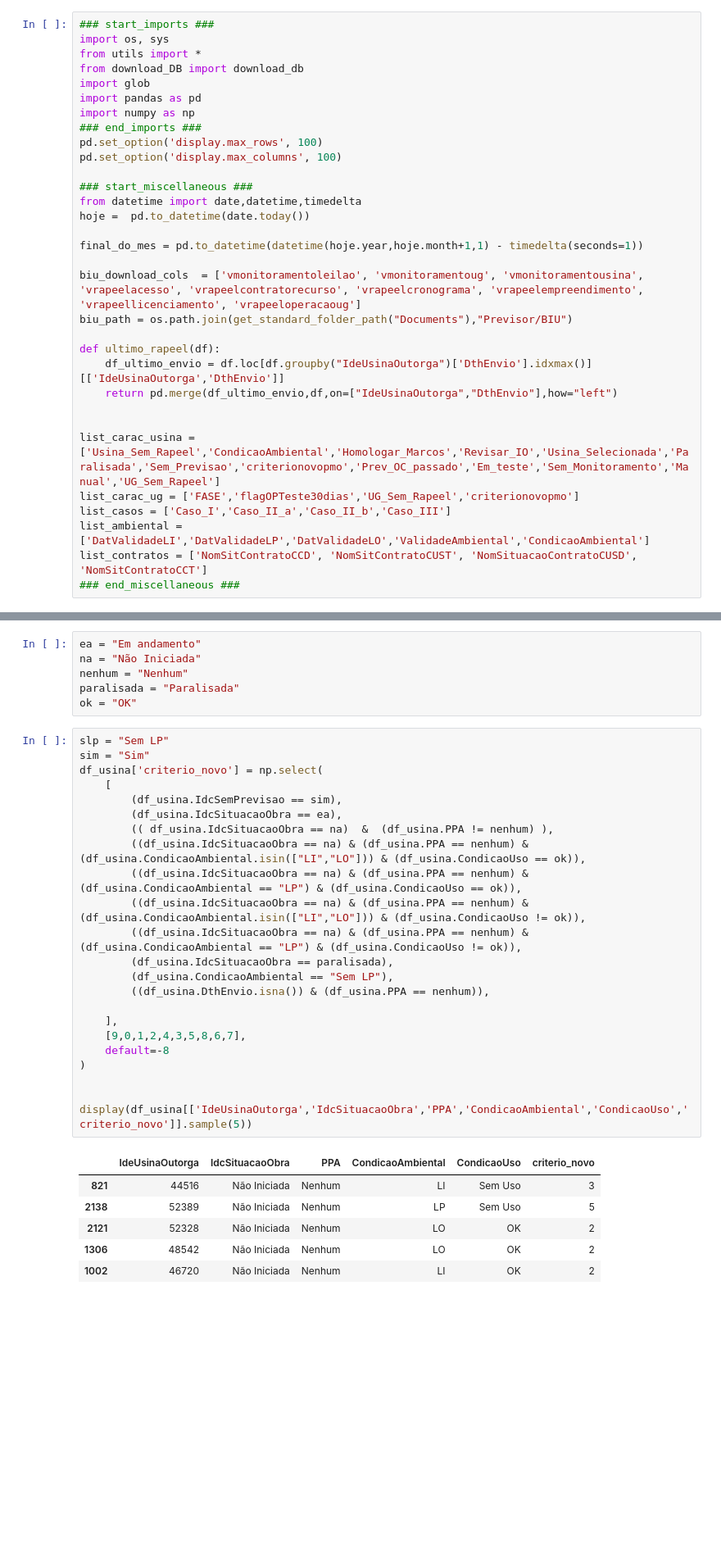
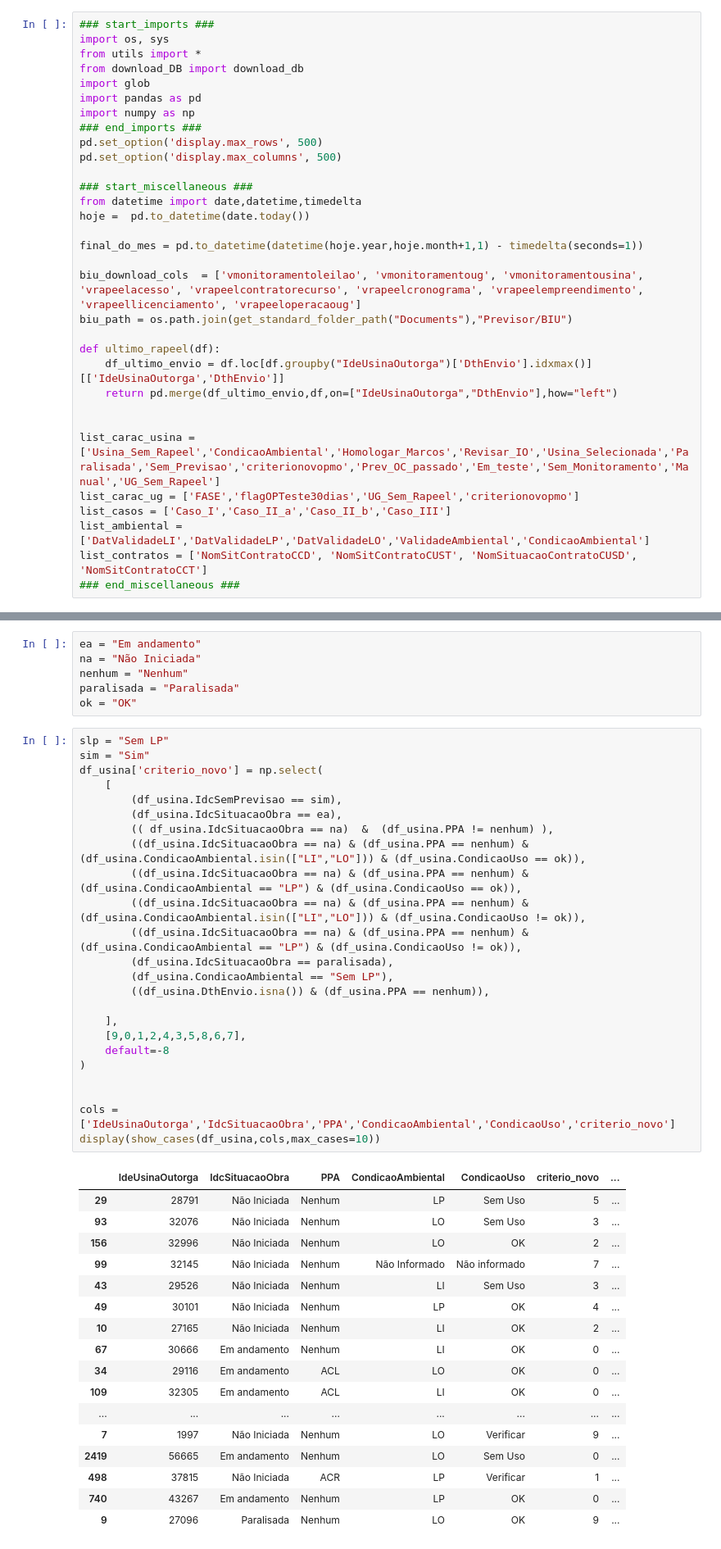
Before and after one commit to Vinicius667/Previsor, a Jupyter notebook: App/Previsor_teste3.ipynb, the cells around one changed output, grey strips where cells are left out. Shown: that part at 82% size. Drawn from its saved outputs; the diff is of its cells as text; blank space fills up the shorter version.

```diff
--- a/App/Previsor_teste3.ipynb
+++ b/App/Previsor_teste3.ipynb
@@ -7,8 +7,8 @@ import glob
 import pandas as pd
 import numpy as np
 ### end_imports ###
-pd.set_option('display.max_rows', 100)
-pd.set_option('display.max_columns', 100)
+pd.set_option('display.max_rows', 500)
+pd.set_option('display.max_columns', 500)
 
 ### start_miscellaneous ###
 from datetime import date,datetime,timedelta
@@ -278,33 +279,45 @@ ok = "OK"
 # %%
 slp = "Sem LP"
 sim = "Sim"
 df_usina['criterio_novo'] = np.select(
     [
         (df_usina.IdcSemPrevisao == sim),
         (df_usina.IdcSituacaoObra == ea),
         (( df_usina.IdcSituacaoObra == na)  &  (df_usina.PPA != nenhum) ),
         ((df_usina.IdcSituacaoObra == na) & (df_usina.PPA == nenhum) & (df_usina.CondicaoAmbiental.isin(["LI","LO"])) & (df_usina.CondicaoUso == ok)),
         ((df_usina.IdcSituacaoObra == na) & (df_usina.PPA == nenhum) & (df_usina.CondicaoAmbiental == "LP") & (df_usina.CondicaoUso == ok)),
         ((df_usina.IdcSituacaoObra == na) & (df_usina.PPA == nenhum) & (df_usina.CondicaoAmbiental.isin(["LI","LO"])) & (df_usina.CondicaoUso != ok)),
         ((df_usina.IdcSituacaoObra == na) & (df_usina.PPA == nenhum) & (df_usina.CondicaoAmbiental == "LP") & (df_usina.CondicaoUso != ok)),
         (df_usina.IdcSituacaoObra == paralisada),
         (df_usina.CondicaoAmbiental == "Sem LP"),
         ((df_usina.DthEnvio.isna()) & (df_usina.PPA == nenhum)),
 
     ],
     [9,0,1,2,4,3,5,8,6,7],
     default=-8
 )
 
 
-display(df_usina[['IdeUsinaOutorga','IdcSituacaoObra','PPA','CondicaoAmbiental','CondicaoUso','criterio_novo']].sample(5))
+cols = ['IdeUsinaOutorga','IdcSituacaoObra','PPA','CondicaoAmbiental','CondicaoUso','criterio_novo']
+display(show_cases(df_usina,cols,max_cases=10))
 # %% [output]
-|  | IdeUsinaOutorga | IdcSituacaoObra | PPA | CondicaoAmbiental | CondicaoUso | criterio_novo |
-| 821 | 44516 | Não Iniciada | Nenhum | LI | Sem Uso | 3 |
-| 2138 | 52389 | Não Iniciada | Nenhum | LP | Sem Uso | 5 |
-| 2121 | 52328 | Não Iniciada | Nenhum | LO | OK | 2 |
-| 1306 | 48542 | Não Iniciada | Nenhum | LO | OK | 2 |
-| 1002 | 46720 | Não Iniciada | Nenhum | LI | OK | 2 |
+|  | IdeUsinaOutorga | IdcSituacaoObra | PPA | CondicaoAmbiental | CondicaoUso | criterio_novo | ... |
+| 29 | 28791 | Não Iniciada | Nenhum | LP | Sem Uso | 5 | ... |
+| 93 | 32076 | Não Iniciada | Nenhum | LO | Sem Uso | 3 | ... |
+| 156 | 32996 | Não Iniciada | Nenhum | LO | OK | 2 | ... |
+| 99 | 32145 | Não Iniciada | Nenhum | Não Informado | Não informado | 7 | ... |
+| 43 | 29526 | Não Iniciada | Nenhum | LI | Sem Uso | 3 | ... |
+| 49 | 30101 | Não Iniciada | Nenhum | LP | OK | 4 | ... |
+| 10 | 27165 | Não Iniciada | Nenhum | LI | OK | 2 | ... |
+| 67 | 30666 | Em andamento | Nenhum | LI | OK | 0 | ... |
+| 34 | 29116 | Em andamento | ACL | LO | OK | 0 | ... |
+| 109 | 32305 | Em andamento | ACL | LI | OK | 0 | ... |
+| ... | ... | ... | ... | ... | ... | ... | ... |
+| 7 | 1997 | Não Iniciada | Nenhum | LO | Verificar | 9 | ... |
+| 2419 | 56665 | Em andamento | Nenhum | LO | Sem Uso | 0 | ... |
+| 498 | 37815 | Não Iniciada | ACR | LP | Verificar | 1 | ... |
+| 740 | 43267 | Em andamento | Nenhum | LP | OK | 0 | ... |
+| 9 | 27096 | Paralisada | Nenhum | LO | OK | 9 | ... |
 # %%
 dict_marcos_homologar = {
     'DatInicioObraRealizado' : 'IO_real',
```
Also changed, not shown: parts of 19 cells of this notebook, 4 other files.
